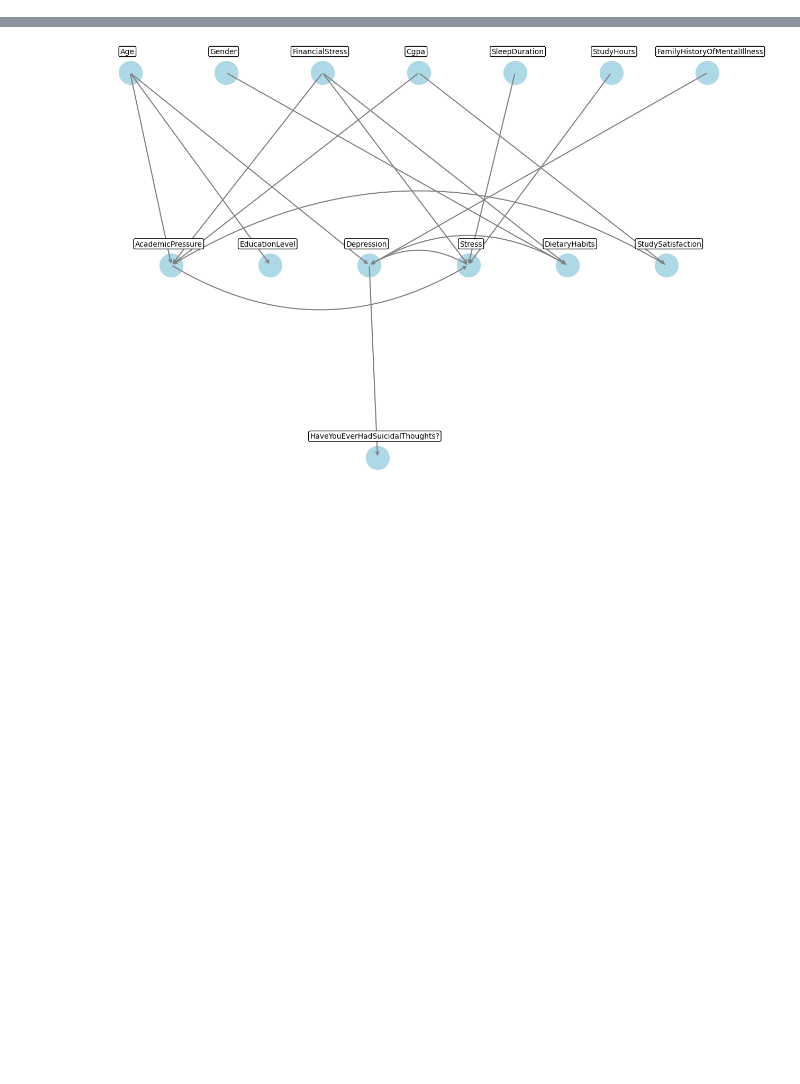
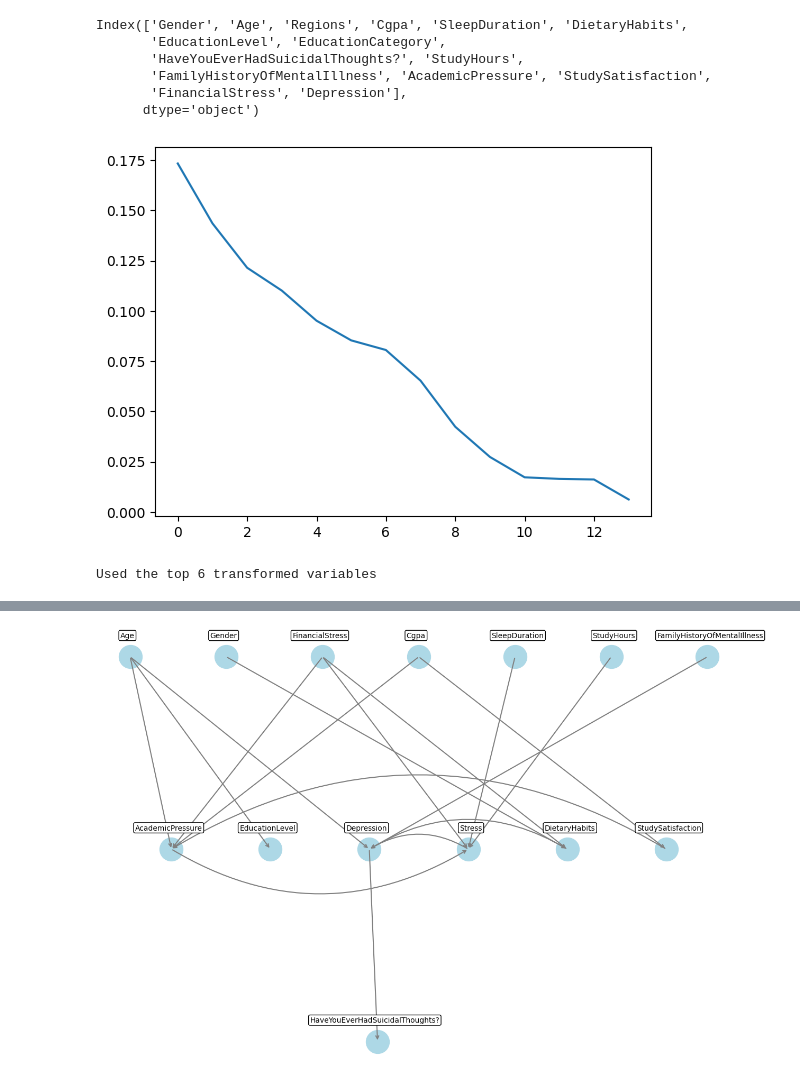
Before and after one commit to Shardyne/faikr3-project, a Jupyter notebook: Pelle/network_stress.ipynb, the cells around one changed output, grey strips where cells are left out. Cells and saved outputs as stored; diff of their text form; code cells hidden in the pictures; blank space fills up the shorter version.

```diff
--- a/Pelle/network_stress.ipynb
+++ b/Pelle/network_stress.ipynb
@@ -5,3 +5,40 @@ import pickle
 # Import the pre-processed dataset and its values mapping
 data = pd.read_csv("./dataset_final.csv")
 with open('label_mappings.pkl', 'rb') as f: label_mappings = pickle.load(f)
+# %%
+data.columns
+# %% [output]
+Index(['Gender', 'Age', 'Regions', 'Cgpa', 'SleepDuration', 'DietaryHabits',
+       'EducationLevel', 'EducationCategory',
+       'HaveYouEverHadSuicidalThoughts?', 'StudyHours',
+       'FamilyHistoryOfMentalIllness', 'AcademicPressure', 'StudySatisfaction',
+       'FinancialStress', 'Depression'],
+      dtype='object')
+# %%
+from sklearn.decomposition import PCA
+import matplotlib.pyplot as plt
+random_seed=42
+pca=PCA()
+d=pca.fit_transform(data.drop(columns="EducationCategory"))
+plt.plot(range(data.shape[1]-1), pca.explained_variance_ratio_);
+# %% [output]
+[figure, added]
+# %%
+import numpy as np
+explained_variances = pca.explained_variance_ratio_
+
+# Sort the explained variance ratios in descending order
+sorted_variances = sorted(explained_variances, reverse=True)
+
+
+# Calculate the cumulative sum of the explained variance ratios
+cumulative_variances = np.cumsum(sorted_variances)
+
+# Find the index i of the first principal component where the cumulative sum exceeds 0.05
+cutoff_index = np.argmax(cumulative_variances > 0.8)
+print("Used the top {} transformed variables".format(cutoff_index))
+
+# Keep the first i principal components and discard the rest
+X = pca.transform(data.drop(columns="EducationCategory"))[:, :cutoff_index+1]
+# %% [output]
+Used the top 6 transformed variables
```
Also changed, not shown: parts of 8 cells of this notebook, 2 other files.
